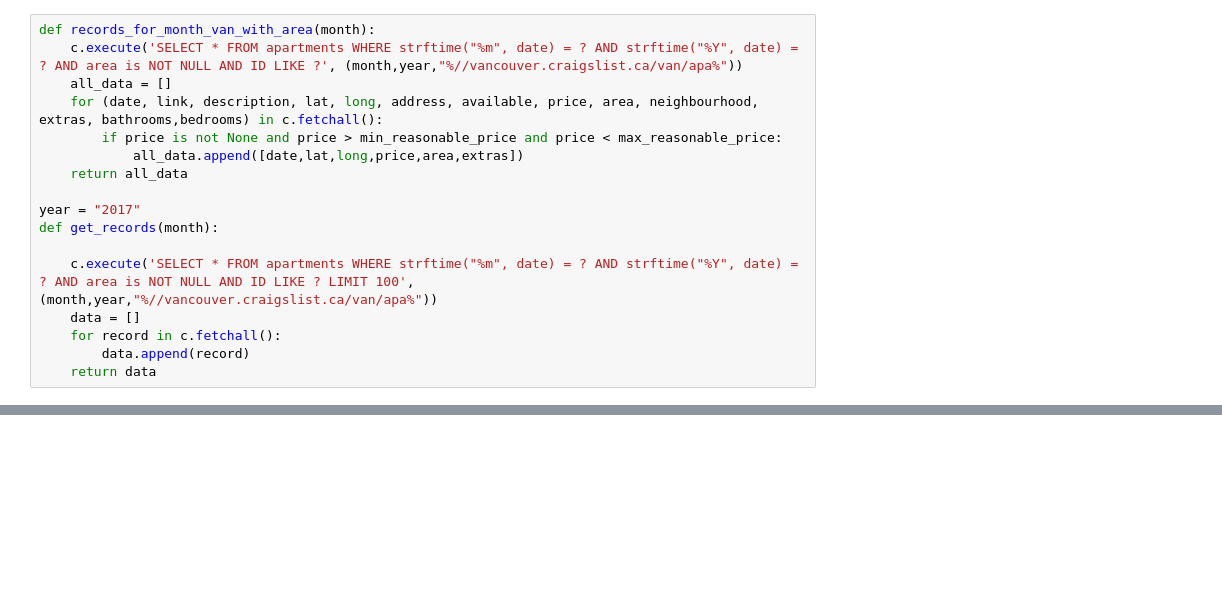
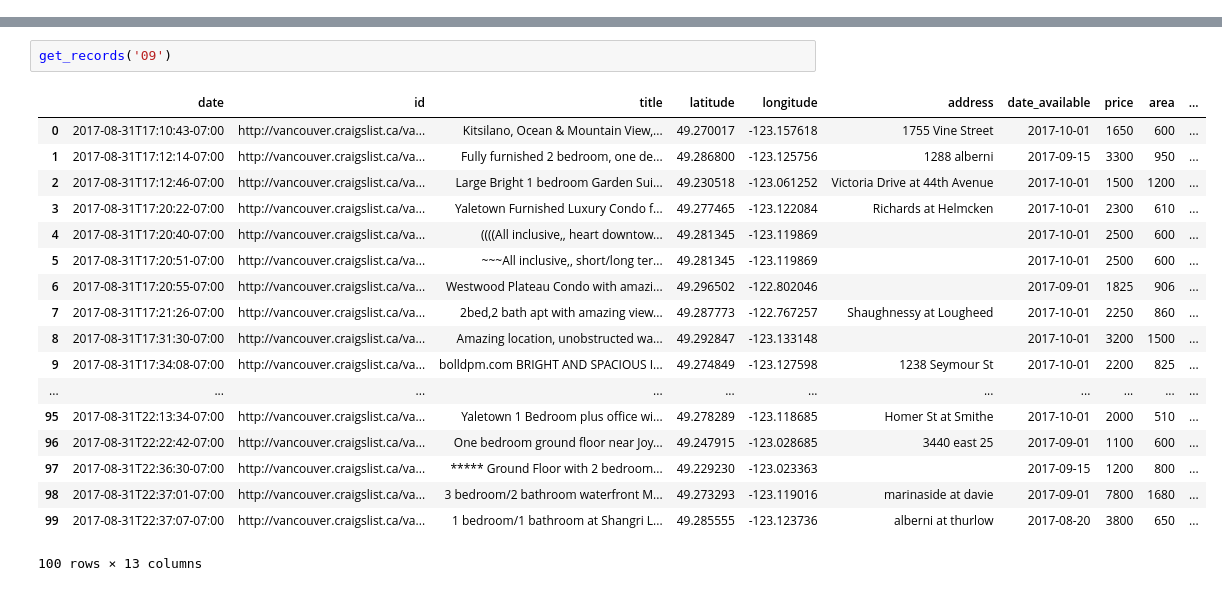
Before and after one commit to bramathon/tenant, a Jupyter notebook: Data Processor.ipynb, the cells around one changed output, grey strips where cells are left out. Drawn from its saved outputs; the diff is of its cells as text; blank space fills up the shorter version.

Commit message:
Pandas Data Processing

```diff
--- a/Data Processor.ipynb
+++ b/Data Processor.ipynb
@@ -7,17 +14,0 @@ c = conn.cursor()
-# %%
-def records_for_month_van_with_area(month):
-    c.execute('SELECT * FROM apartments WHERE strftime("%m", date) = ? AND strftime("%Y", date) = ? AND area is NOT NULL AND ID LIKE ?', (month,year,"%//vancouver.craigslist.ca/van/apa%"))
-    all_data = []
-    for (date, link, description, lat, long, address, available, price, area, neighbourhood, extras, bathrooms,bedrooms) in c.fetchall():
-        if price is not None and price > min_reasonable_price and price < max_reasonable_price:
-            all_data.append([date,lat,long,price,area,extras])
-    return all_data
-
-year = "2017"
-def get_records(month):
-
-    c.execute('SELECT * FROM apartments WHERE strftime("%m", date) = ? AND strftime("%Y", date) = ? AND area is NOT NULL AND ID LIKE ? LIMIT 100', (month,year,"%//vancouver.craigslist.ca/van/apa%"))
-    data = []
-    for record in c.fetchall():
-        data.append(record)
-    return data
@@ -65,0 +63,21 @@ py.iplot(fig, filename='Montreal Mapbox')
+# %%
+get_records('09')
+# %% [output]
+|  | date | id | title | latitude | longitude | address | date_available | price | area | ... |
+| 0 | 2017-08-31T17:10:43-07:00 | http://vancouver.craigslist.ca/va... | Kitsilano, Ocean & Mountain View,... | 49.270017 | -123.157618 | 1755 Vine Street | 2017-10-01 | 1650 | 600 | ... |
+| 1 | 2017-08-31T17:12:14-07:00 | http://vancouver.craigslist.ca/va... | Fully furnished 2 bedroom, one de... | 49.286800 | -123.125756 | 1288 alberni | 2017-09-15 | 3300 | 950 | ... |
+| 2 | 2017-08-31T17:12:46-07:00 | http://vancouver.craigslist.ca/va... | Large Bright 1 bedroom Garden Sui... | 49.230518 | -123.061252 | Victoria Drive at 44th Avenue | 2017-10-01 | 1500 | 1200 | ... |
+| 3 | 2017-08-31T17:20:22-07:00 | http://vancouver.craigslist.ca/va... | Yaletown Furnished Luxury Condo f... | 49.277465 | -123.122084 | Richards at Helmcken | 2017-10-01 | 2300 | 610 | ... |
+| 4 | 2017-08-31T17:20:40-07:00 | http://vancouver.craigslist.ca/va... | ((((All inclusive,, heart downtow... | 49.281345 | -123.119869 |  | 2017-10-01 | 2500 | 600 | ... |
+| 5 | 2017-08-31T17:20:51-07:00 | http://vancouver.craigslist.ca/va... | ~~~All inclusive,, short/long ter... | 49.281345 | -123.119869 |  | 2017-10-01 | 2500 | 600 | ... |
+| 6 | 2017-08-31T17:20:55-07:00 | http://vancouver.craigslist.ca/va... | Westwood Plateau Condo with amazi... | 49.296502 | -122.802046 |  | 2017-09-01 | 1825 | 906 | ... |
+| 7 | 2017-08-31T17:21:26-07:00 | http://vancouver.craigslist.ca/va... | 2bed,2 bath apt with amazing view... | 49.287773 | -122.767257 | Shaughnessy at Lougheed | 2017-10-01 | 2250 | 860 | ... |
+| 8 | 2017-08-31T17:31:30-07:00 | http://vancouver.craigslist.ca/va... | Amazing location, unobstructed wa... | 49.292847 | -123.133148 |  | 2017-10-01 | 3200 | 1500 | ... |
+| 9 | 2017-08-31T17:34:08-07:00 | http://vancouver.craigslist.ca/va... | bolldpm.com BRIGHT AND SPACIOUS I... | 49.274849 | -123.127598 | 1238 Seymour St | 2017-10-01 | 2200 | 825 | ... |
+| ... | ... | ... | ... | ... | ... | ... | ... | ... | ... | ... |
+| 95 | 2017-08-31T22:13:34-07:00 | http://vancouver.craigslist.ca/va... | Yaletown 1 Bedroom plus office wi... | 49.278289 | -123.118685 | Homer St at Smithe | 2017-10-01 | 2000 | 510 | ... |
+| 96 | 2017-08-31T22:22:42-07:00 | http://vancouver.craigslist.ca/va... | One bedroom ground floor near Joy... | 49.247915 | -123.028685 | 3440 east 25 | 2017-09-01 | 1100 | 600 | ... |
+| 97 | 2017-08-31T22:36:30-07:00 | http://vancouver.craigslist.ca/va... | ***** Ground Floor with 2 bedroom... | 49.229230 | -123.023363 |  | 2017-09-15 | 1200 | 800 | ... |
+| 98 | 2017-08-31T22:37:01-07:00 | http://vancouver.craigslist.ca/va... | 3 bedroom/2 bathroom waterfront M... | 49.273293 | -123.119016 | marinaside at davie | 2017-09-01 | 7800 | 1680 | ... |
+| 99 | 2017-08-31T22:37:07-07:00 | http://vancouver.craigslist.ca/va... | 1 bedroom/1 bathroom at Shangri L... | 49.285555 | -123.123736 | alberni at thurlow | 2017-08-20 | 3800 | 650 | ... |
+100 rows × 13 columns
```
Also changed, not shown: parts of 7 cells of this notebook.
